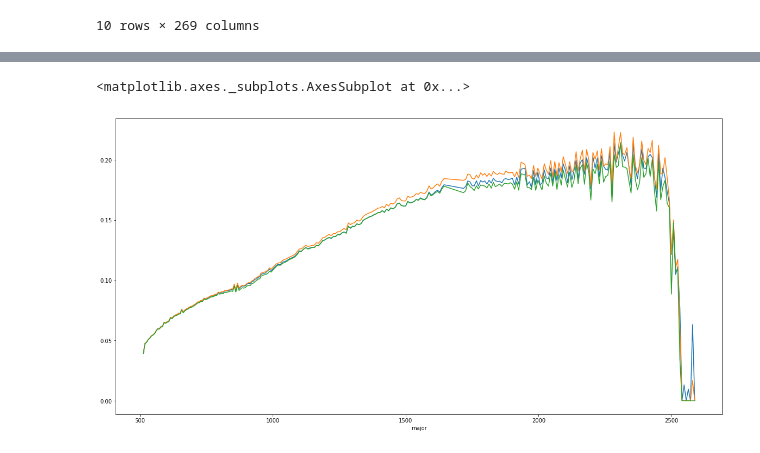
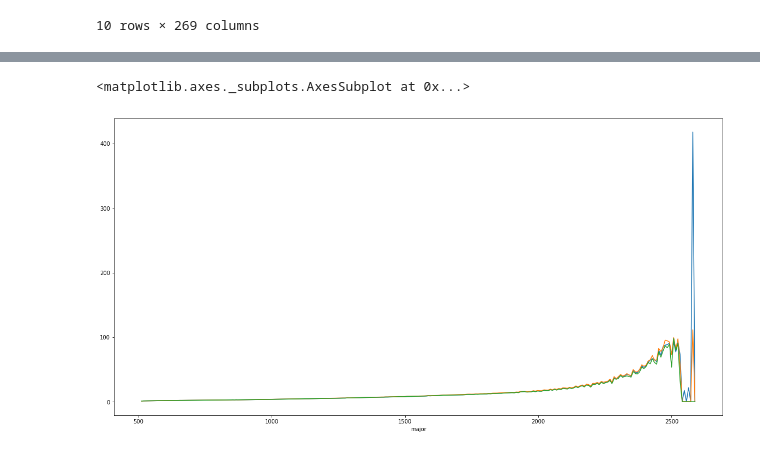
Before and after one commit to jlaura/PyHAT, a Jupyter notebook: notebooks/SP Example.ipynb, the cells around one changed output, grey strips where cells are left out. Saved outputs shown, nothing was run; the diff lists cells and outputs as text; code cells hidden in the pictures.

```diff
--- a/notebooks/SP Example.ipynb
+++ b/notebooks/SP Example.ipynb
@@ -182,7 +198,7 @@ ref_corrected.head(10)
 # %%
-ref.loc['REF1', 3, ref.wavelengths].plot()
-ref.loc['REF1', 4, ref.wavelengths].plot()
-ref.loc['REF1', 5, ref.wavelengths].plot()
+ref_corrected.loc['REF1', 3, ref.wavelengths].plot()
+ref_corrected.loc['REF1', 4, ref.wavelengths].plot()
+ref_corrected.loc['REF1', 5, ref.wavelengths].plot()
 # %% [output]
 <matplotlib.axes._subplots.AxesSubplot at 0x...>
-[figure, old version]
+[figure, new version]
```
Also changed, not shown: parts of 3 cells of this notebook, 1 other file.
